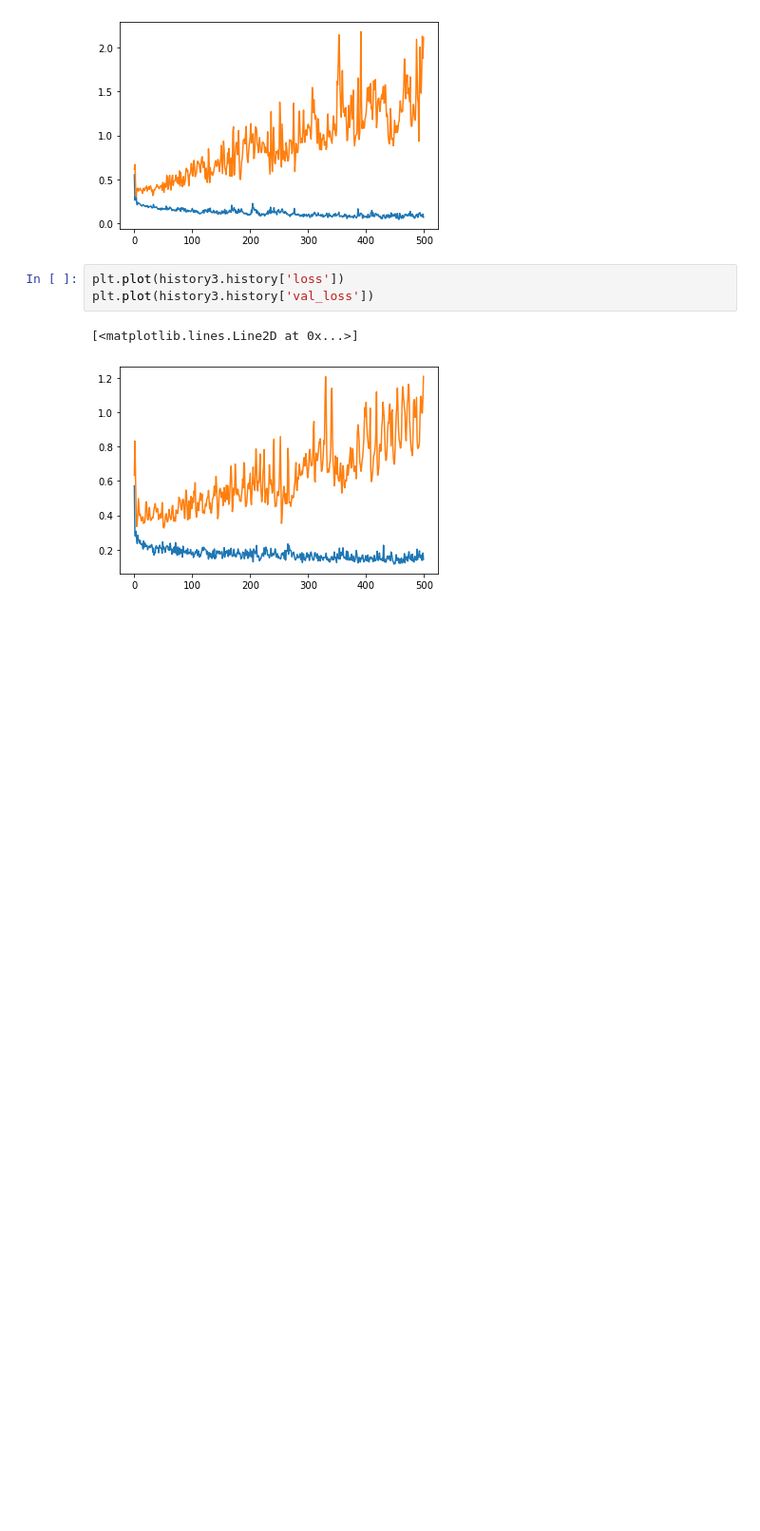
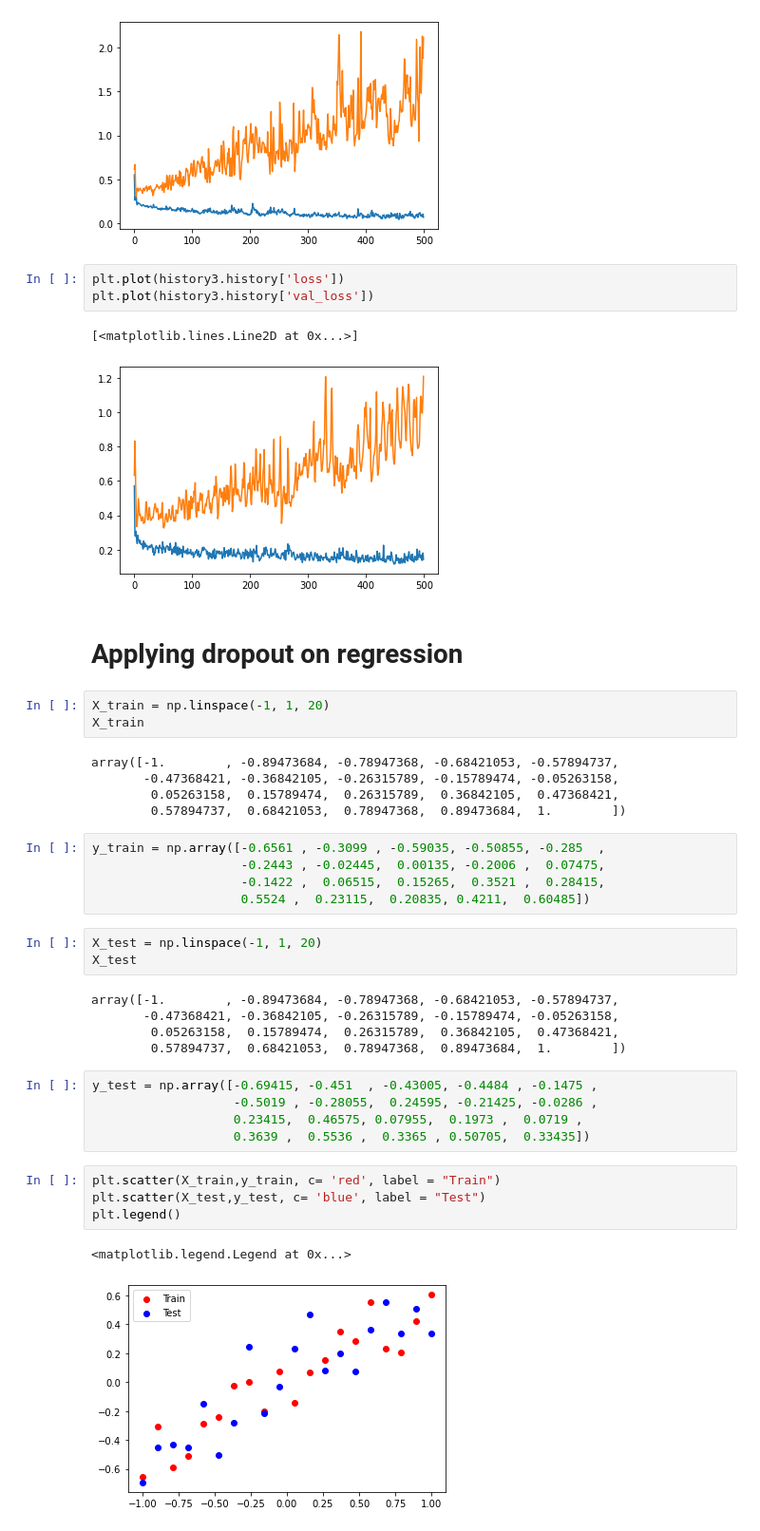
Before and after one commit to anilans029/DL-Algos, a Jupyter notebook: Dropout Layers.ipynb, the cells around one changed output. Shown: that part at 95% size. Cells and saved outputs as stored; diff of their text form; blank space fills up the shorter version.

Commit message:
adding dropout implemented on Regression prob ipynb file

```diff
--- a/Dropout Layers.ipynb
+++ b/Dropout Layers.ipynb
@@ -378,3 +379,38 @@ plt.plot(history3.history['val_loss'])
 # %% [output]
 [<matplotlib.lines.Line2D at 0x...>]
 [figure]
+# %% [markdown]
+# Applying dropout on regression
+# %%
+X_train = np.linspace(-1, 1, 20)
+X_train
+# %% [output]
+array([-1.        , -0.89473684, -0.78947368, -0.68421053, -0.57894737,
+       -0.47368421, -0.36842105, -0.26315789, -0.15789474, -0.05263158,
+        0.05263158,  0.15789474,  0.26315789,  0.36842105,  0.47368421,
+        0.57894737,  0.68421053,  0.78947368,  0.89473684,  1.        ])
+# %%
+y_train = np.array([-0.6561 , -0.3099 , -0.59035, -0.50855, -0.285  ,
+                    -0.2443 , -0.02445,  0.00135, -0.2006 ,  0.07475,
+                    -0.1422 ,  0.06515,  0.15265,  0.3521 ,  0.28415,
+                    0.5524 ,  0.23115,  0.20835, 0.4211,  0.60485])
+# %%
+X_test = np.linspace(-1, 1, 20)
+X_test
+# %% [output]
+array([-1.        , -0.89473684, -0.78947368, -0.68421053, -0.57894737,
+       -0.47368421, -0.36842105, -0.26315789, -0.15789474, -0.05263158,
+        0.05263158,  0.15789474,  0.26315789,  0.36842105,  0.47368421,
+        0.57894737,  0.68421053,  0.78947368,  0.89473684,  1.        ])
+# %%
+y_test = np.array([-0.69415, -0.451  , -0.43005, -0.4484 , -0.1475 ,
+                   -0.5019 , -0.28055,  0.24595, -0.21425, -0.0286 ,
+                   0.23415,  0.46575, 0.07955,  0.1973 ,  0.0719 ,
+                   0.3639 ,  0.5536 ,  0.3365 , 0.50705,  0.33435])
+# %%
+plt.scatter(X_train,y_train, c= 'red', label = "Train")
+plt.scatter(X_test,y_test, c= 'blue', label = "Test")
+plt.legend()
+# %% [output]
+<matplotlib.legend.Legend at 0x...>
+[figure, added]
```
Also changed, not shown: parts of 9 cells of this notebook.
